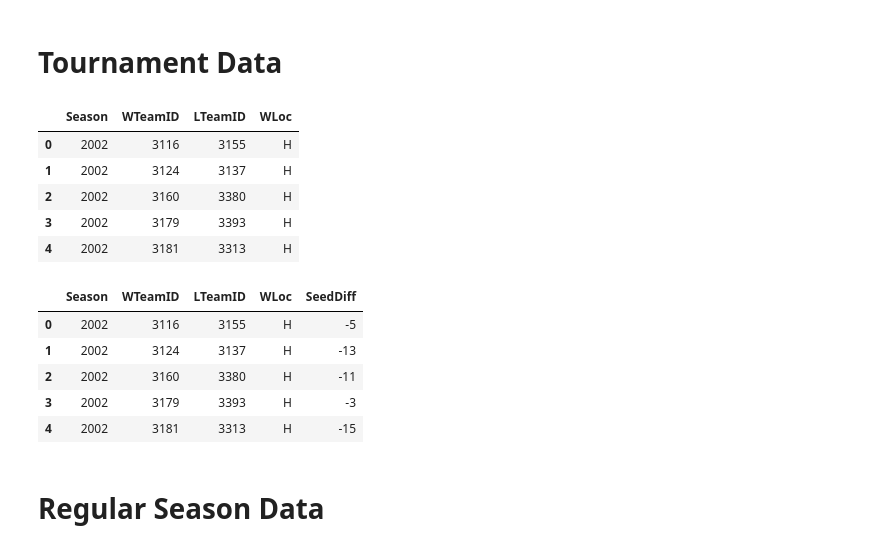
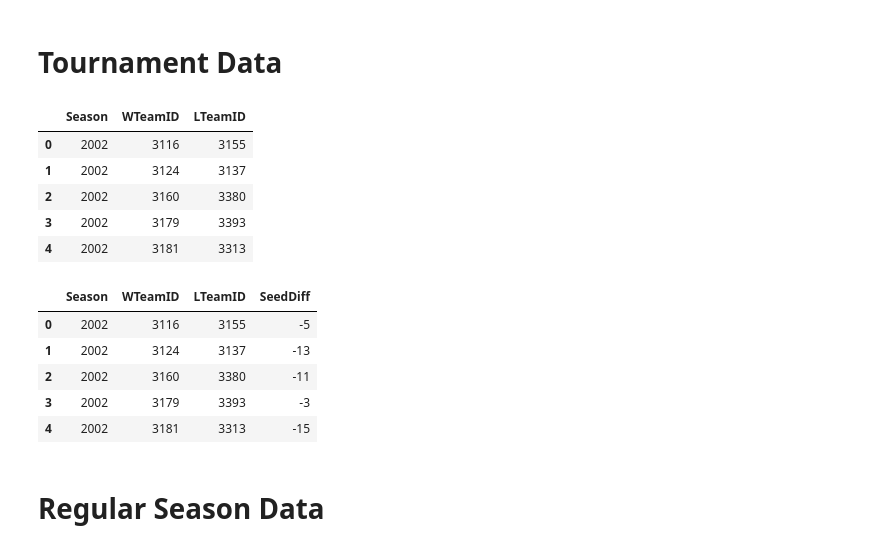
Before and after one commit to timdmacdo/kaggle, a Jupyter notebook: WBB/create_training_data.ipynb, the cells around one changed output. Drawn from its saved outputs; the diff is of its cells as text; code cells hidden in the pictures.

```diff
--- a/WBB/create_training_data.ipynb
+++ b/WBB/create_training_data.ipynb
@@ -82,17 +81,17 @@ df_seeds.head()
 # %% [markdown]
 # Tournament Data
 # %%
-df_tourney.drop(labels=['DayNum', 'WScore', 'LScore', 'NumOT'], inplace=True, axis=1)
+df_tourney.drop(labels=['DayNum', 'WScore', 'LScore', 'NumOT', 'WLoc'], inplace=True, axis=1)
 df_tourney.drop(df_tourney[df_tourney.Season < 2002].index, inplace=True)
 df_tourney.index = range(len(df_tourney))
 df_tourney.head()
 # %% [output]
-|  | Season | WTeamID | LTeamID | WLoc |
-| 0 | 2002 | 3116 | 3155 | H |
-| 1 | 2002 | 3124 | 3137 | H |
-| 2 | 2002 | 3160 | 3380 | H |
-| 3 | 2002 | 3179 | 3393 | H |
-| 4 | 2002 | 3181 | 3313 | H |
+|  | Season | WTeamID | LTeamID |
+| 0 | 2002 | 3116 | 3155 |
+| 1 | 2002 | 3124 | 3137 |
+| 2 | 2002 | 3160 | 3380 |
+| 3 | 2002 | 3179 | 3393 |
+| 4 | 2002 | 3181 | 3313 |
 # %%
 # Merge the Seeds with their corresponding TeamIDs in the compact results dataframe.
 df_winseeds = df_seeds.rename(columns={'TeamID':'WTeamID', 'seed_int':'WSeed'})
@@ -103,11 +102,11 @@ df_concat['SeedDiff'] = df_concat.WSeed - df_concat.LSeed
 df_concat.drop(labels=['WSeed', 'LSeed'], inplace=True, axis=1)
 df_concat.head()
 # %% [output]
-|  | Season | WTeamID | LTeamID | WLoc | SeedDiff |
-| 0 | 2002 | 3116 | 3155 | H | -5 |
-| 1 | 2002 | 3124 | 3137 | H | -13 |
-| 2 | 2002 | 3160 | 3380 | H | -11 |
-| 3 | 2002 | 3179 | 3393 | H | -3 |
-| 4 | 2002 | 3181 | 3313 | H | -15 |
+|  | Season | WTeamID | LTeamID | SeedDiff |
+| 0 | 2002 | 3116 | 3155 | -5 |
+| 1 | 2002 | 3124 | 3137 | -13 |
+| 2 | 2002 | 3160 | 3380 | -11 |
+| 3 | 2002 | 3179 | 3393 | -3 |
+| 4 | 2002 | 3181 | 3313 | -15 |
 # %% [markdown]
 # Regular Season Data
```
Also changed, not shown: parts of 26 cells of this notebook, 3 other files.
